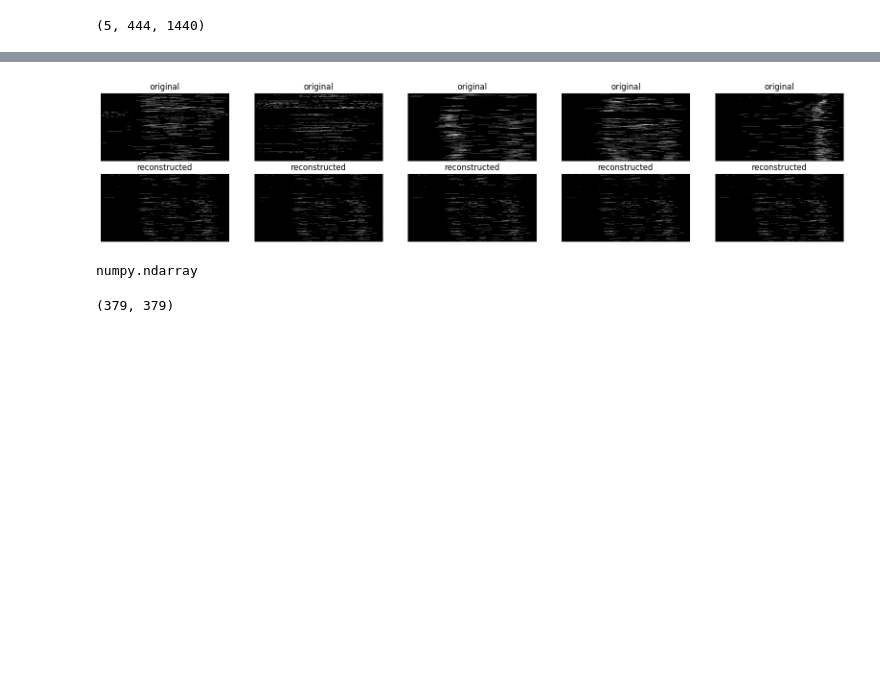
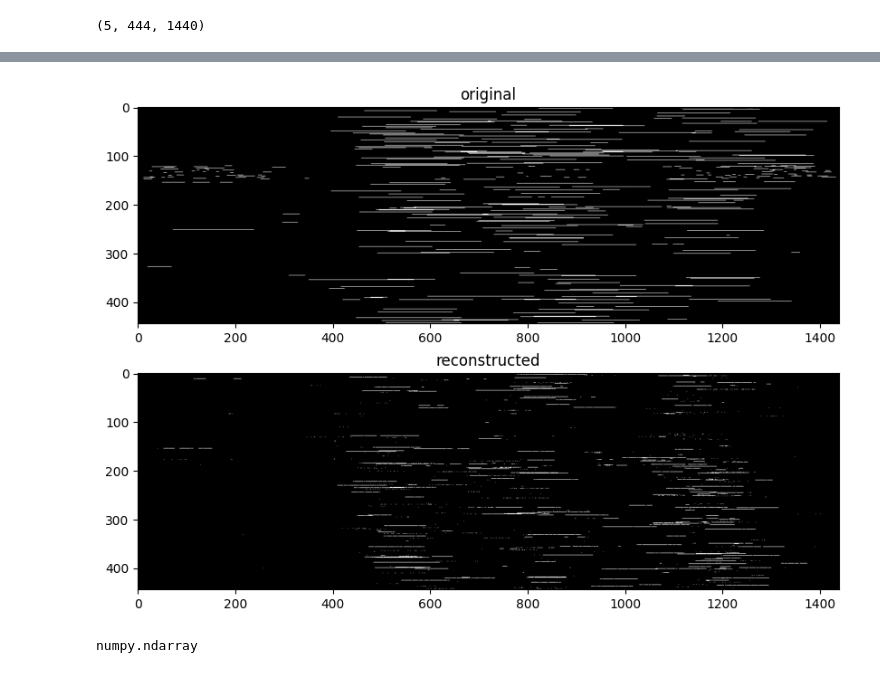
Before and after one commit to MackJackenna/nilm_analyzer_EM401, a Jupyter notebook: Processed Data/Processing Files/appliance_autoencoder.ipynb, the cells around one changed output, grey strips where cells are left out. Saved outputs shown, nothing was run; the diff lists cells and outputs as text; code cells hidden in the pictures; blank space fills up the shorter version.

```diff
--- a/Processed Data/Processing Files/appliance_autoencoder.ipynb
+++ b/Processed Data/Processing Files/appliance_autoencoder.ipynb
@@ -151,27 +158,27 @@ binary = np.stack((binary0,binary1,binary2,binary3,binary4))
 # %%
 #df.to_csv(r'C:\Users\44749\NILM\nilm_analyzer_EM401\Processed Data\DW Activations Useable\inspect.csv')
 # %%
-n = 5
-plt.figure(figsize=(20,4))
+n = 1
+plt.figure(figsize=(10,7))
 for i in range(n):
   # display original
   ax = plt.subplot(2, n, i + 1)
-  plt.imshow(X_test[i], aspect= 'auto')
+  plt.imshow(X_test[i])
   plt.title("original")
   plt.gray()
-  ax.get_xaxis().set_visible(False)
-  ax.get_yaxis().set_visible(False)
+  #ax.get_xaxis().set_visible(False)
+  #ax.get_yaxis().set_visible(False)
 
     # display reconstruction
   ax = plt.subplot(2, n, i + 1 + n)
-  plt.imshow(binary[i], aspect = 'auto')
+  plt.imshow(binary[i])
   plt.title("reconstructed")
   plt.gray()
-  ax.get_xaxis().set_visible(False)
-  ax.get_yaxis().set_visible(False)
+  #ax.get_xaxis().set_visible(False)
+  #ax.get_yaxis().set_visible(False)
 plt.show()
 # %% [output]
-[figure, old version]
+[figure, new version]
 # %%
 type(decoded_imgs[0])
 # %% [output]
@@ -184,4 +185,0 @@ conf = confusion_matrix(X_test[0].argmax(axis=1), binary[0].argmax(axis=1))
-# %%
-conf.shape
-# %% [output]
-(379, 379)
```
Also changed, not shown: parts of 13 cells of this notebook, 17 other files.
